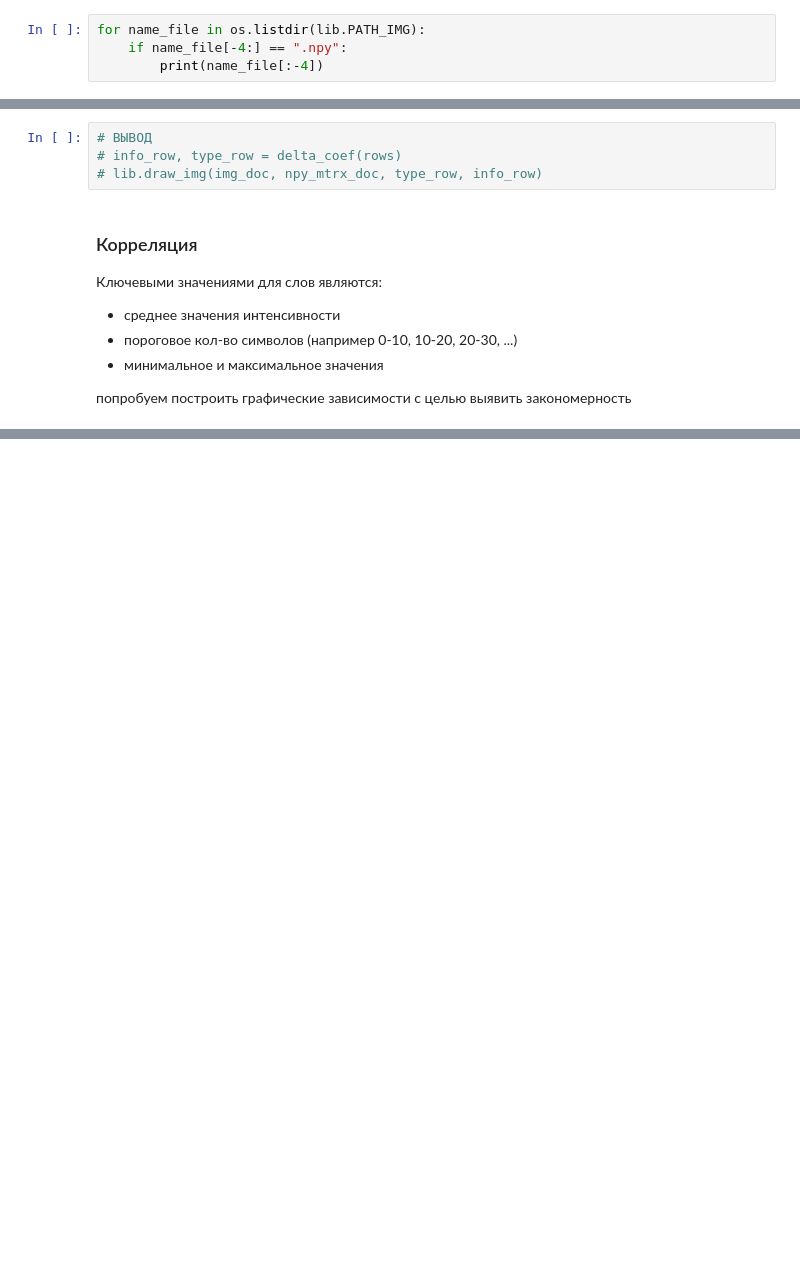
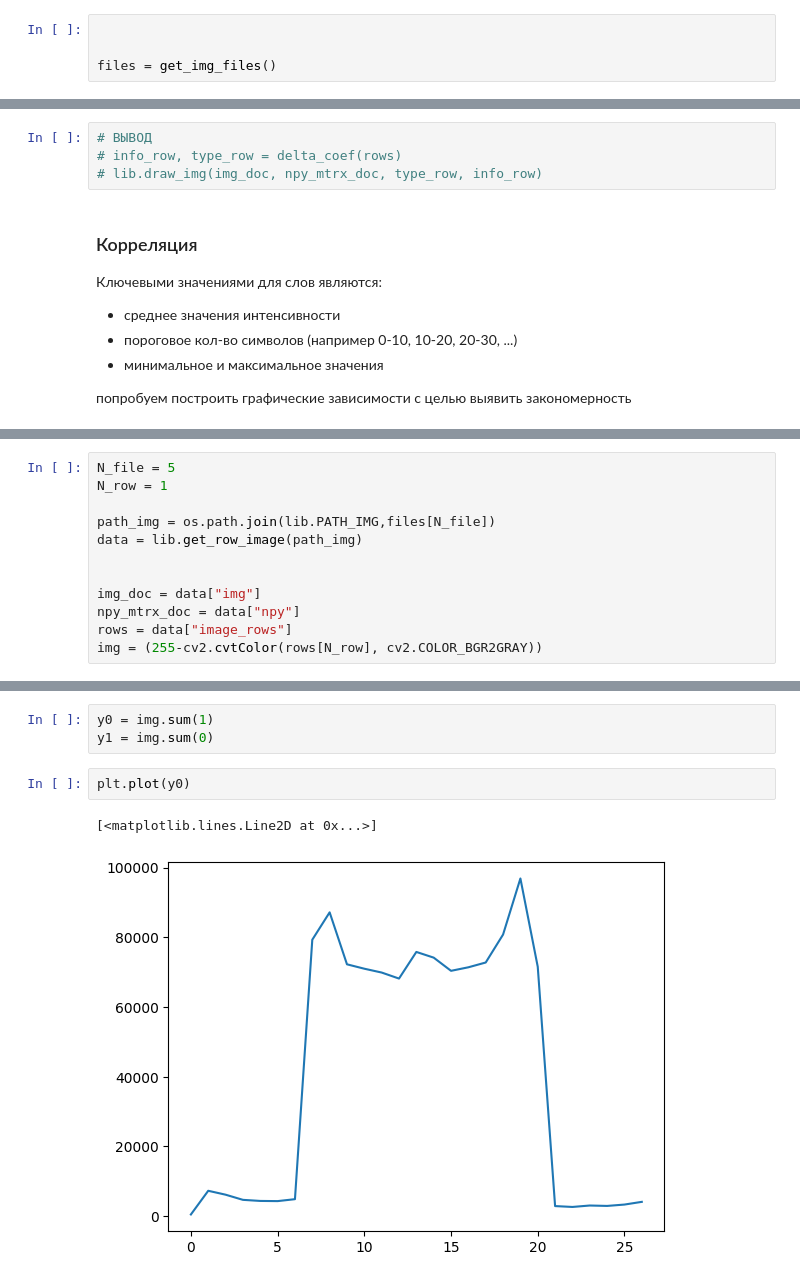
Before and after one commit to Dann38/classification_bold, a Jupyter notebook: scripts/prototype.ipynb, the cells around one changed output, grey strips where cells are left out. Cells and saved outputs as stored; diff of their text form; blank space fills up the shorter version.

```diff
--- a/scripts/prototype.ipynb
+++ b/scripts/prototype.ipynb
@@ -14,7 +15,7 @@ import matplotlib.pyplot as plt
 # %% [markdown]
 Доступные файлы для работы, это файлы к которым есть .npy файл, так как программа опирается на него
 # %%
-for name_file in os.listdir(lib.PATH_IMG):
-    if name_file[-4:] == ".npy":
-        print(name_file[:-4])
+
+
+files = get_img_files()
 # %% [output]
@@ -235,0 +202,12 @@ cv2.waitKey(0)
+# %%
+N_file = 5
+N_row = 1
+
+path_img = os.path.join(lib.PATH_IMG,files[N_file])
+data = lib.get_row_image(path_img)
+
+
+img_doc = data["img"]
+npy_mtrx_doc = data["npy"]
+rows = data["image_rows"]
+img = (255-cv2.cvtColor(rows[N_row], cv2.COLOR_BGR2GRAY))
@@ -235,0 +219,8 @@ cv2.waitKey(0)
+# %%
+y0 = img.sum(1)
+y1 = img.sum(0)
+# %%
+plt.plot(y0)
+# %% [output]
+[<matplotlib.lines.Line2D at 0x...>]
+[figure, added]
```
Also changed, not shown: parts of 27 cells of this notebook, 7 other files.
